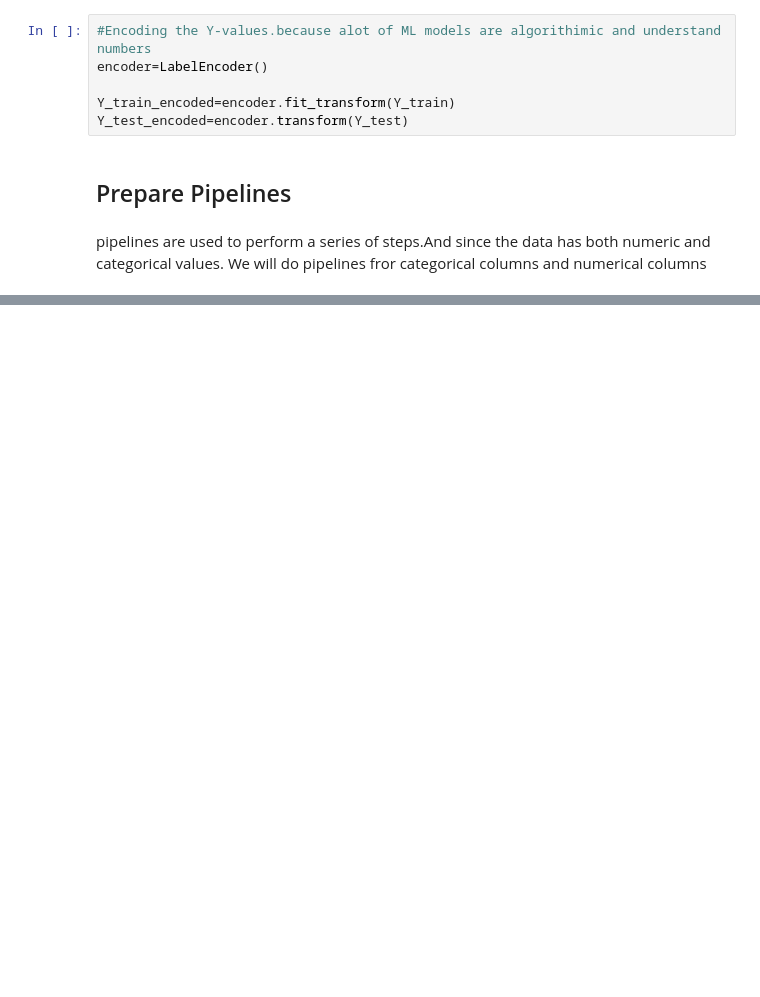
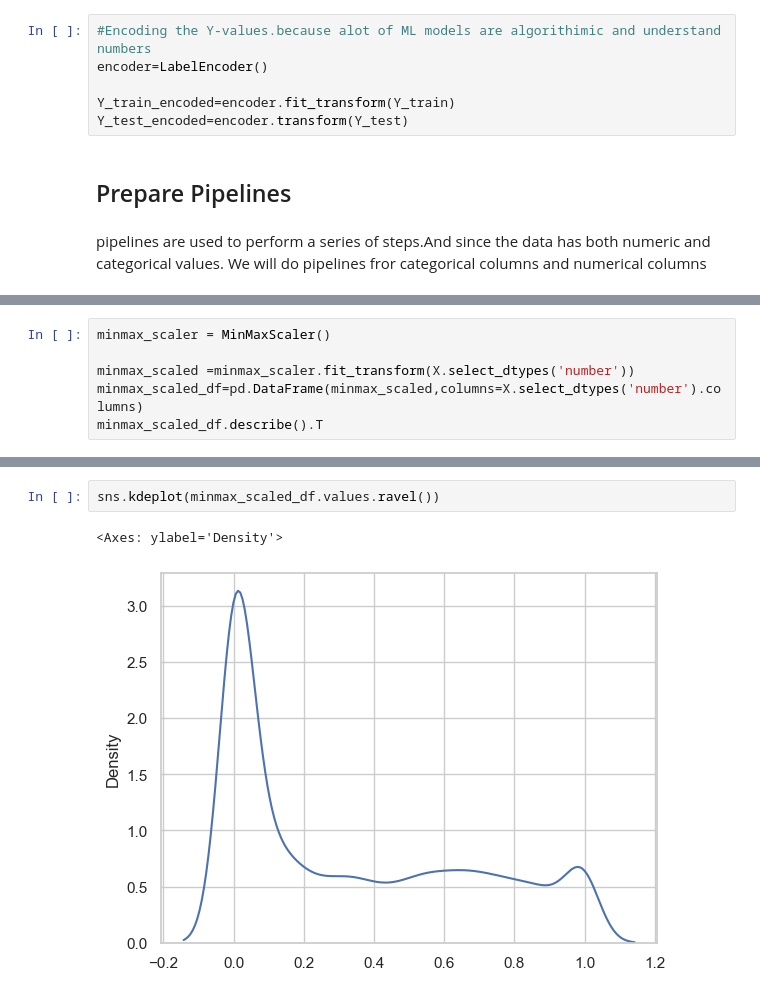
Before and after one commit to Vaniskemunto/Customer_churn-analysis, a Jupyter notebook: customer_churn.ipynb, the cells around one changed output, grey strips where cells are left out. Cells and saved outputs as stored; diff of their text form; blank space fills up the shorter version.

```diff
--- a/customer_churn.ipynb
+++ b/customer_churn.ipynb
@@ -702,0 +752,6 @@ Index(['SeniorCitizen', 'tenure', 'MonthlyCharges', 'TotalCharges'], dtype='obje
+# %%
+minmax_scaler = MinMaxScaler()
+
+minmax_scaled =minmax_scaler.fit_transform(X.select_dtypes('number'))
+minmax_scaled_df=pd.DataFrame(minmax_scaled,columns=X.select_dtypes('number').columns)
+minmax_scaled_df.describe().T
@@ -702,0 +764,5 @@ Index(['SeniorCitizen', 'tenure', 'MonthlyCharges', 'TotalCharges'], dtype='obje
+# %%
+sns.kdeplot(minmax_scaled_df.values.ravel())
+# %% [output]
+<Axes: ylabel='Density'>
+[figure, added]
```
Also changed, not shown: parts of 38 cells of this notebook.
